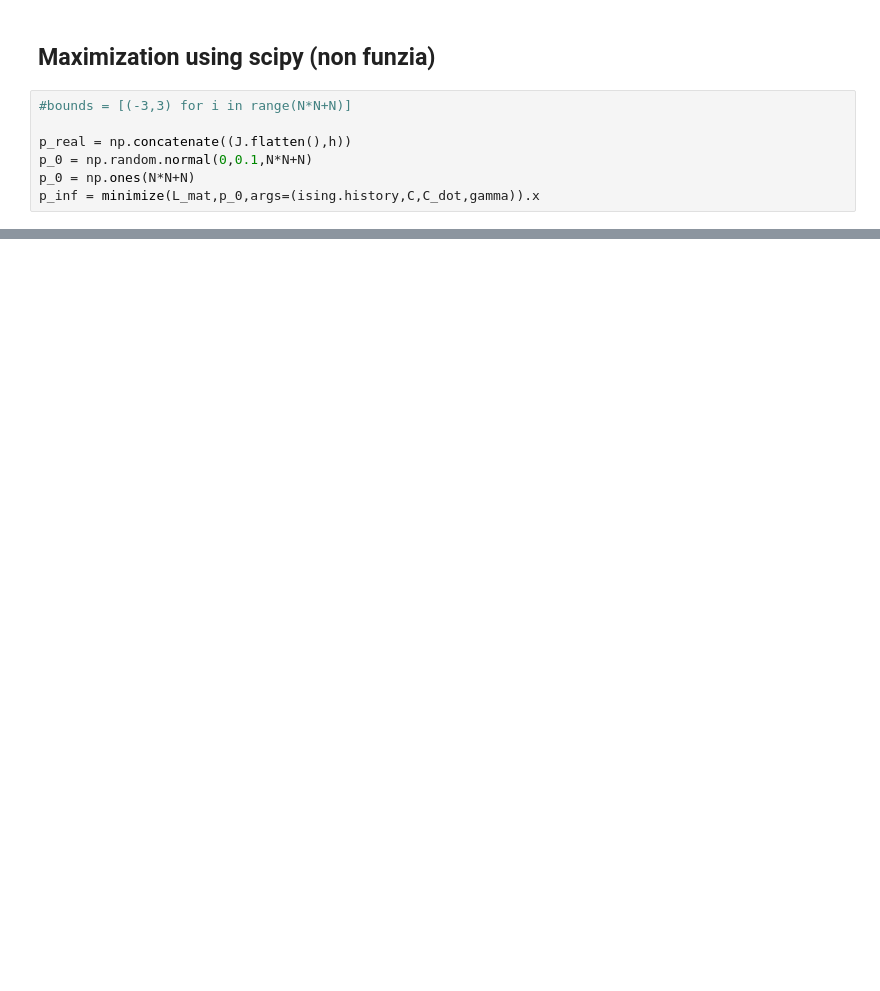
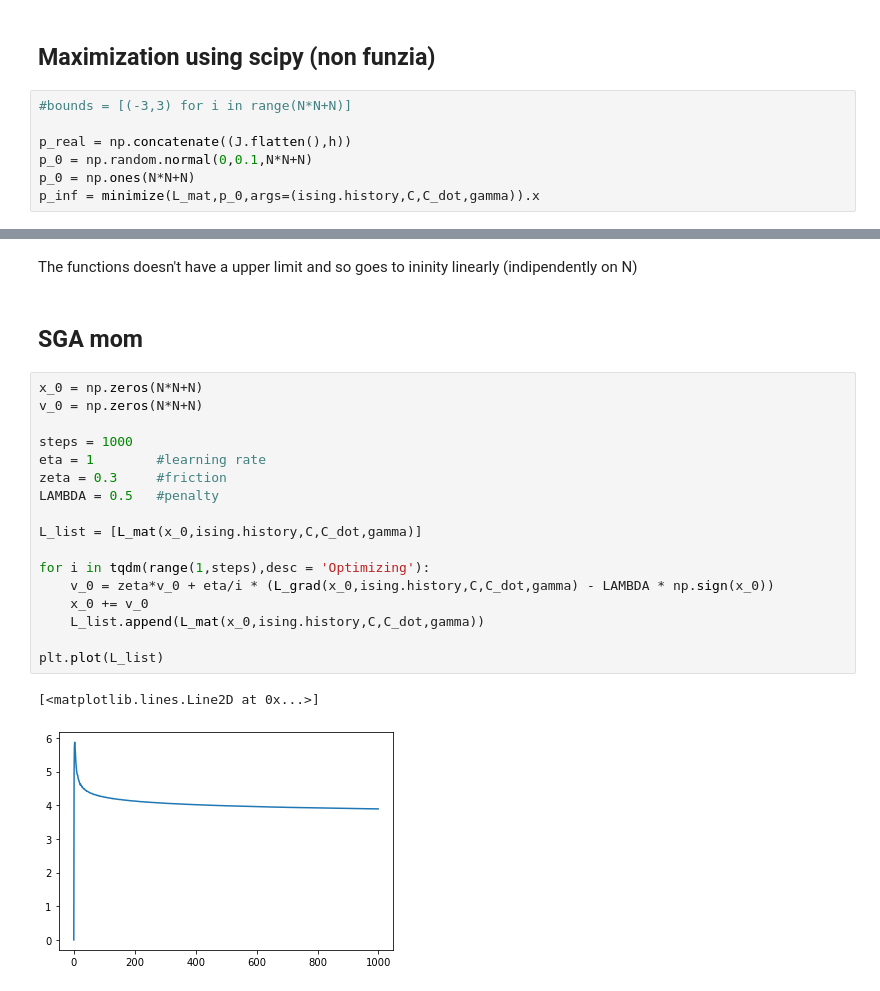
Before and after one commit to micheleavella/brain_project, a Jupyter notebook: projec_v1.ipynb, the cells around one changed output, grey strips where cells are left out. Saved outputs shown, nothing was run; the diff lists cells and outputs as text; blank space fills up the shorter version.

```diff
--- a/projec_v1.ipynb
+++ b/projec_v1.ipynb
@@ -298,0 +279,24 @@ The functions doesn't have a upper limit and so goes to ininity linearly (indipe
+# %% [markdown]
+The functions doesn't have a upper limit and so goes to ininity linearly (indipendently on N)
+# %% [markdown]
+## SGA mom
+# %%
+x_0 = np.zeros(N*N+N)
+v_0 = np.zeros(N*N+N)
+
+steps = 1000
+eta = 1        #learning rate
+zeta = 0.3     #friction
+LAMBDA = 0.5   #penalty
+
+L_list = [L_mat(x_0,ising.history,C,C_dot,gamma)]
+
+for i in tqdm(range(1,steps),desc = 'Optimizing'):
+    v_0 = zeta*v_0 + eta/i * (L_grad(x_0,ising.history,C,C_dot,gamma) - LAMBDA * np.sign(x_0))
+    x_0 += v_0
+    L_list.append(L_mat(x_0,ising.history,C,C_dot,gamma))
+
+plt.plot(L_list)
+# %% [output]
+[<matplotlib.lines.Line2D at 0x...>]
+[figure, added]
```
Also changed, not shown: parts of 33 cells of this notebook.
